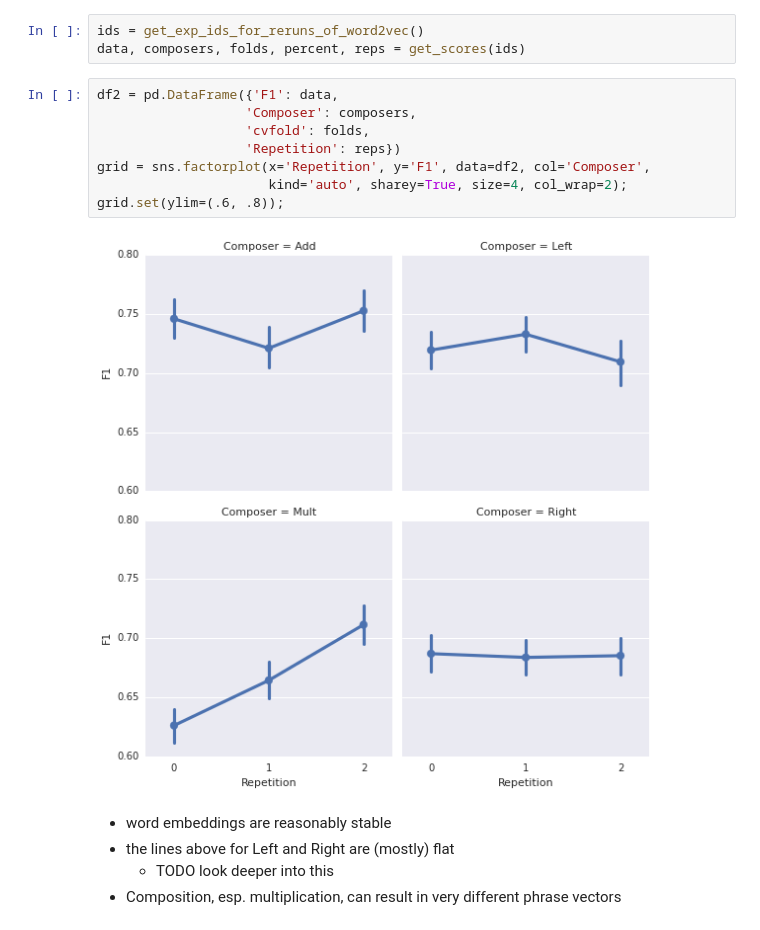
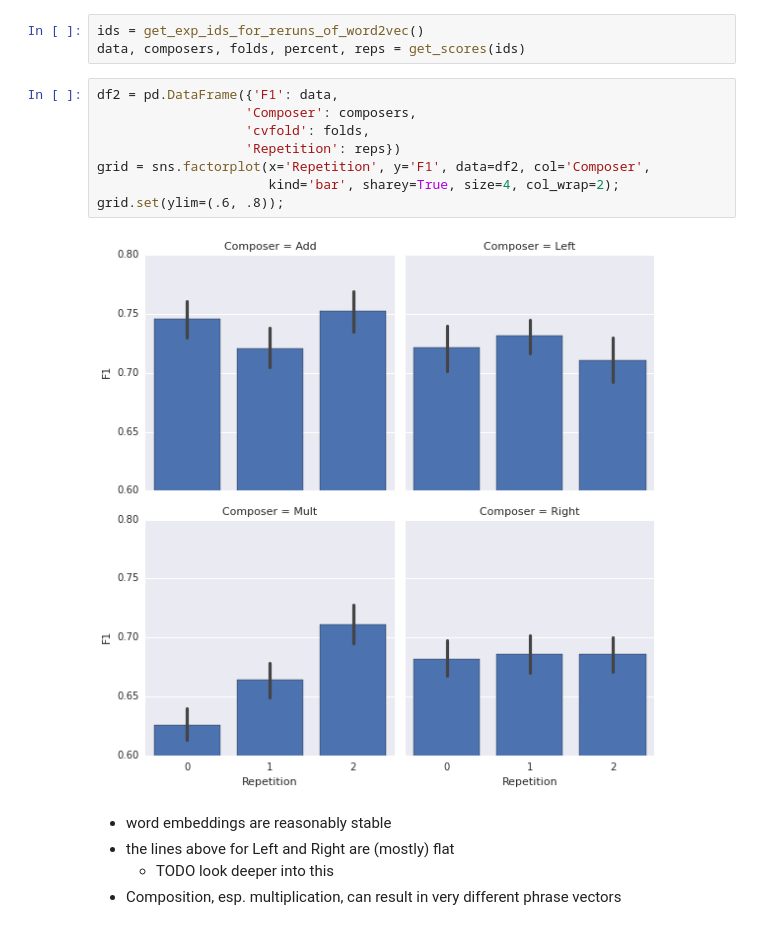
Before and after one commit to mbatchkarov/thesisgenerator, a Jupyter notebook: notebooks/effect_of_unlabelled_size.ipynb, the cells around one changed output. Saved outputs shown, nothing was run; the diff lists cells and outputs as text.

Commit message:
changed a plot from line to bar

```diff
--- a/notebooks/effect_of_unlabelled_size.ipynb
+++ b/notebooks/effect_of_unlabelled_size.ipynb
@@ -125,13 +125,13 @@ data, composers, folds, percent, reps = get_scores(ids)
 # %%
 df2 = pd.DataFrame({'F1': data,
                    'Composer': composers,
                    'cvfold': folds,
                    'Repetition': reps})
 grid = sns.factorplot(x='Repetition', y='F1', data=df2, col='Composer',
-                      kind='auto', sharey=True, size=4, col_wrap=2);
+                      kind='bar', sharey=True, size=4, col_wrap=2);
 grid.set(ylim=(.6, .8));
 # %% [output]
-[figure, old version]
+[figure, new version]
 # %% [markdown]
  - word embeddings are reasonably stable
  - the lines above for Left and Right are (mostly) flat
```
Also changed, not shown: parts of 1 cell of this notebook.
